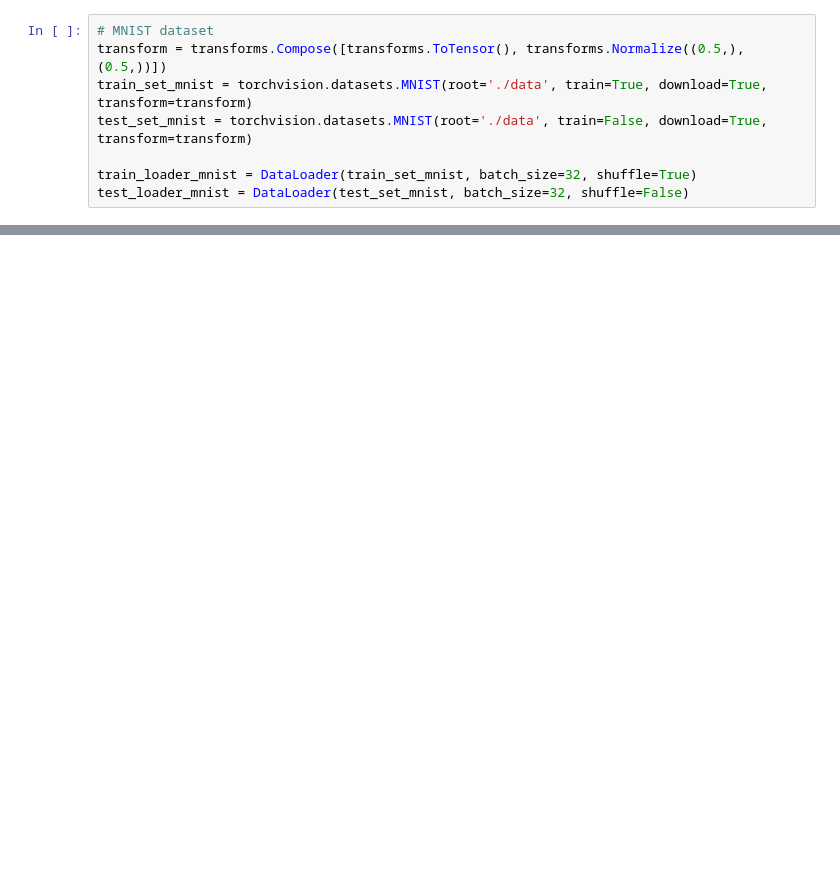
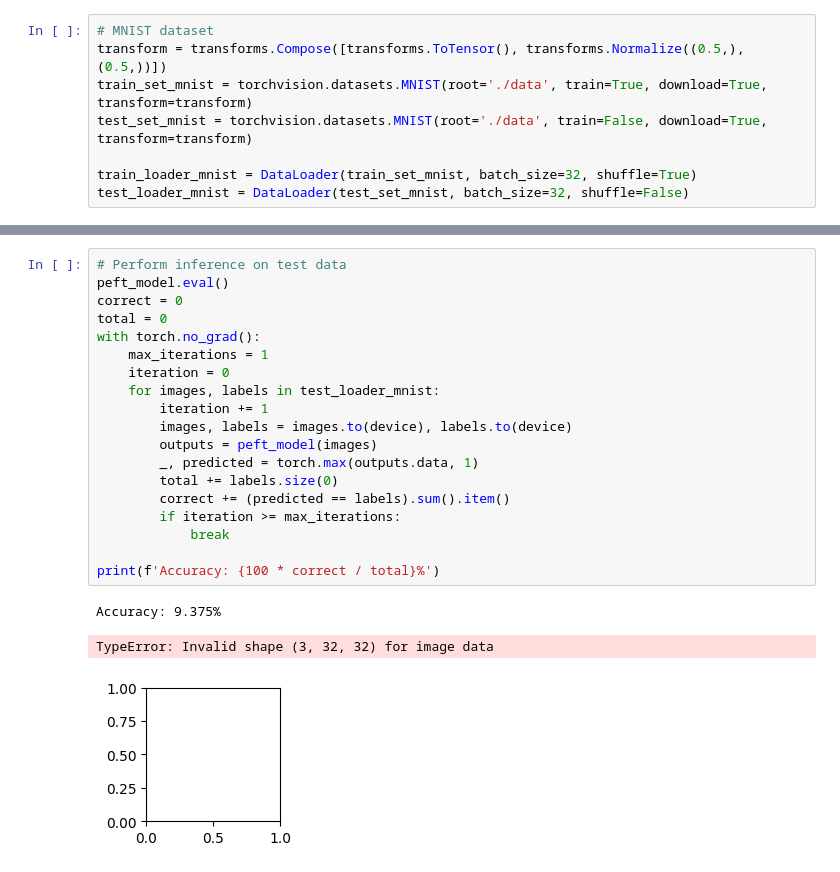
Before and after one commit to mango915/FHE-experiments, a Jupyter notebook: FHE CIFRAR10 training + MNIST lora fine tuning.ipynb, the cells around one changed output, grey strips where cells are left out. Cells and saved outputs as stored; diff of their text form; blank space fills up the shorter version.

```diff
--- a/FHE CIFRAR10 training + MNIST lora fine tuning.ipynb
+++ b/FHE CIFRAR10 training + MNIST lora fine tuning.ipynb
@@ -255 +409,24 @@ torch.save(peft_model.state_dict(), 'lora_finetuned_mnist.pth')
+# %%
+# Perform inference on test data
+peft_model.eval()
+correct = 0
+total = 0
+with torch.no_grad():
+    max_iterations = 1
+    iteration = 0
+    for images, labels in test_loader_mnist:
+        iteration += 1
+        images, labels = images.to(device), labels.to(device)
+        outputs = peft_model(images)
+        _, predicted = torch.max(outputs.data, 1)
+        total += labels.size(0)
+        correct += (predicted == labels).sum().item()
+        if iteration >= max_iterations:
+            break
+
+print(f'Accuracy: {100 * correct / total}%')
+# %% [output]
+Accuracy: 9.375%
+TypeError: Invalid shape (3, 32, 32) for image data
+[figure, added]
 # %%
```
Also changed, not shown: parts of 26 cells of this notebook, 6 other files.
